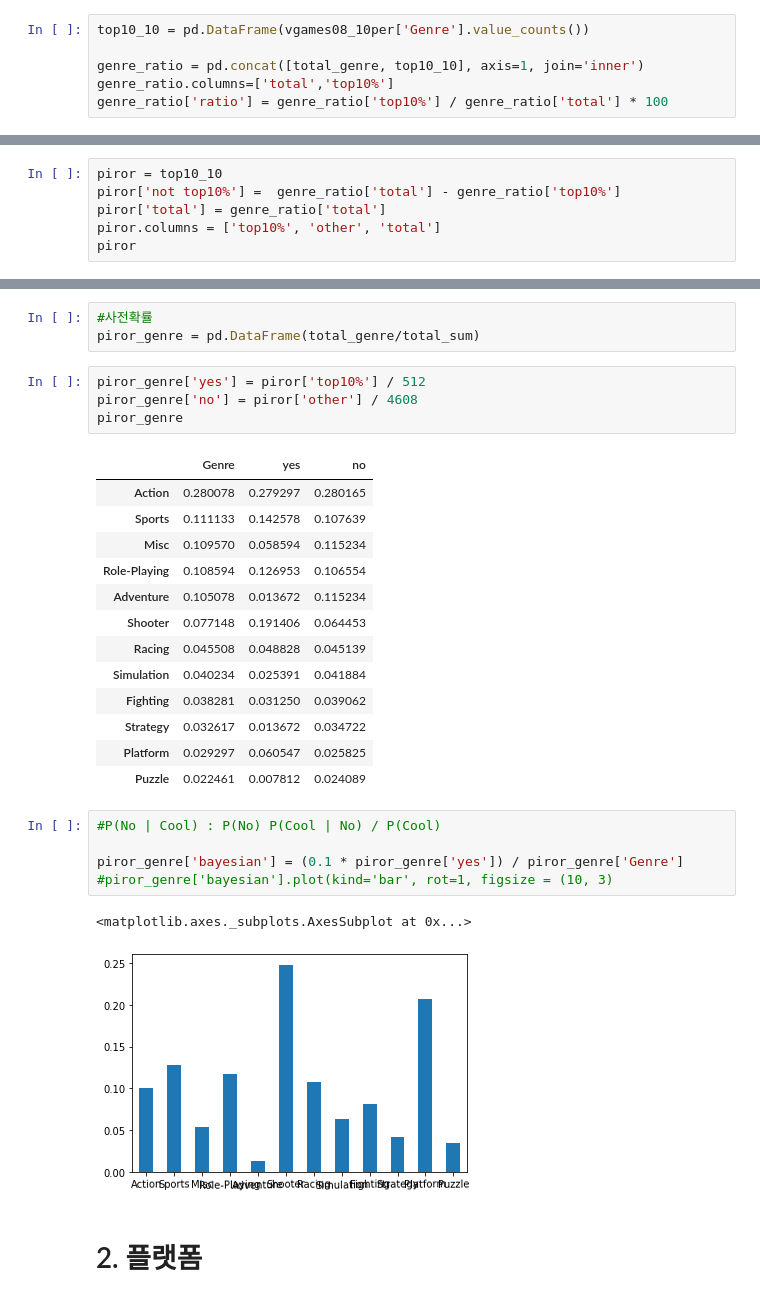
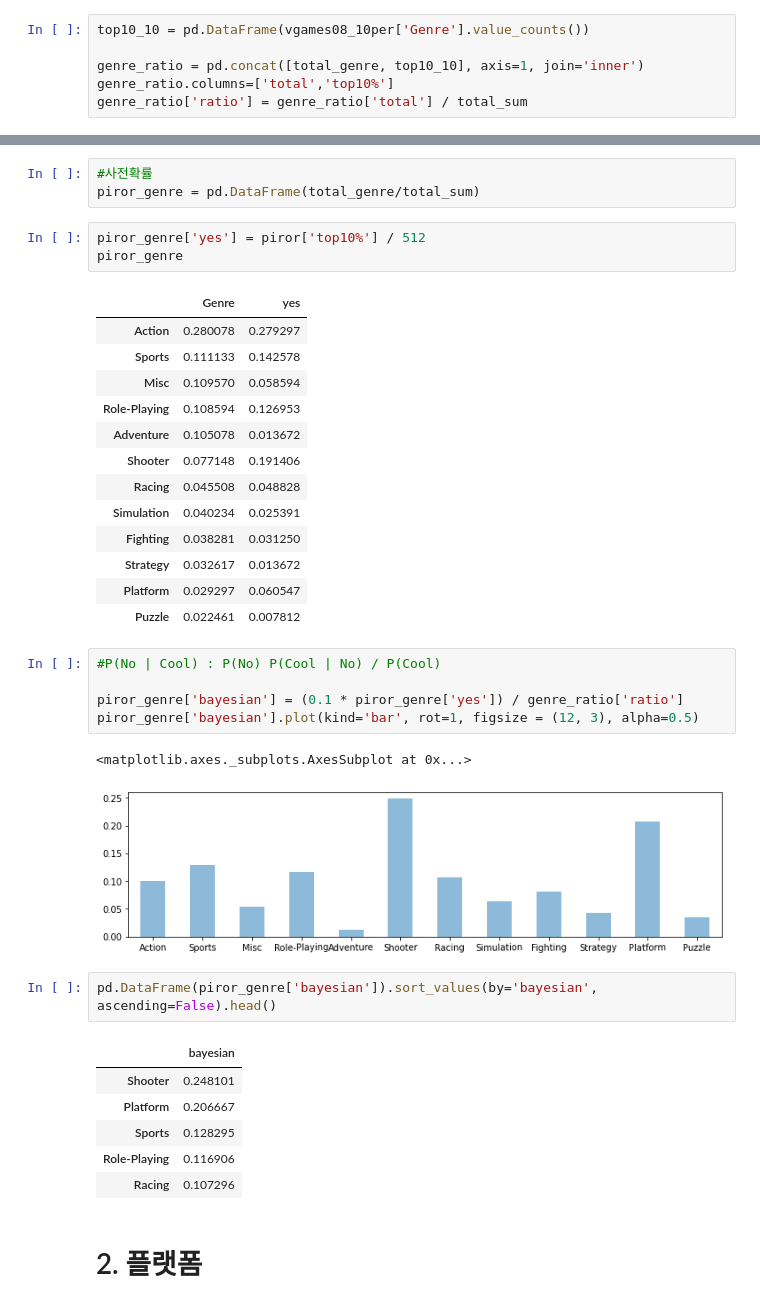
Before and after one commit to superahxd/_project, a Jupyter notebook: sec1_project.ipynb, the cells around one changed output, grey strips where cells are left out. Saved outputs shown, nothing was run; the diff lists cells and outputs as text.

```diff
--- a/sec1_project.ipynb
+++ b/sec1_project.ipynb
@@ -521,7 +521,7 @@ top10_10 = pd.DataFrame(vgames08_10per['Genre'].value_counts())
 
 genre_ratio = pd.concat([total_genre, top10_10], axis=1, join='inner')
 genre_ratio.columns=['total','top10%']
-genre_ratio['ratio'] = genre_ratio['top10%'] / genre_ratio['total'] * 100
+genre_ratio['ratio'] = genre_ratio['total'] / total_sum
 # %%
 #사전 확률 (genre 별)
 genre_ratio
@@ -542,6 +541,0 @@ genre_ratio
-# %%
-piror = top10_10
-piror['not top10%'] =  genre_ratio['total'] - genre_ratio['top10%']
-piror['total'] = genre_ratio['total']
-piror.columns = ['top10%', 'other', 'total']
-piror
@@ -568,30 +548,38 @@ P(No) :  4608 / 5120 = 0.9
 piror_genre = pd.DataFrame(total_genre/total_sum)
 # %%
 piror_genre['yes'] = piror['top10%'] / 512
-piror_genre['no'] = piror['other'] / 4608
 piror_genre
 # %% [output]
-|  | Genre | yes | no |
-| Action | 0.280078 | 0.279297 | 0.280165 |
-| Sports | 0.111133 | 0.142578 | 0.107639 |
-| Misc | 0.109570 | 0.058594 | 0.115234 |
-| Role-Playing | 0.108594 | 0.126953 | 0.106554 |
-| Adventure | 0.105078 | 0.013672 | 0.115234 |
-| Shooter | 0.077148 | 0.191406 | 0.064453 |
-| Racing | 0.045508 | 0.048828 | 0.045139 |
-| Simulation | 0.040234 | 0.025391 | 0.041884 |
-| Fighting | 0.038281 | 0.031250 | 0.039062 |
-| Strategy | 0.032617 | 0.013672 | 0.034722 |
-| Platform | 0.029297 | 0.060547 | 0.025825 |
-| Puzzle | 0.022461 | 0.007812 | 0.024089 |
+|  | Genre | yes |
+| Action | 0.280078 | 0.279297 |
+| Sports | 0.111133 | 0.142578 |
+| Misc | 0.109570 | 0.058594 |
+| Role-Playing | 0.108594 | 0.126953 |
+| Adventure | 0.105078 | 0.013672 |
+| Shooter | 0.077148 | 0.191406 |
+| Racing | 0.045508 | 0.048828 |
+| Simulation | 0.040234 | 0.025391 |
+| Fighting | 0.038281 | 0.031250 |
+| Strategy | 0.032617 | 0.013672 |
+| Platform | 0.029297 | 0.060547 |
+| Puzzle | 0.022461 | 0.007812 |
 # %%
 #P(No | Cool) : P(No) P(Cool | No) / P(Cool)
 
-piror_genre['bayesian'] = (0.1 * piror_genre['yes']) / piror_genre['Genre']
-#piror_genre['bayesian'].plot(kind='bar', rot=1, figsize = (10, 3)
+piror_genre['bayesian'] = (0.1 * piror_genre['yes']) / genre_ratio['ratio']
+piror_genre['bayesian'].plot(kind='bar', rot=1, figsize = (12, 3), alpha=0.5)
 # %% [output]
 <matplotlib.axes._subplots.AxesSubplot at 0x...>
-[figure, old version]
+[figure, new version]
+# %%
+pd.DataFrame(piror_genre['bayesian']).sort_values(by='bayesian', ascending=False).head()
+# %% [output]
+|  | bayesian |
+| Shooter | 0.248101 |
+| Platform | 0.206667 |
+| Sports | 0.128295 |
+| Role-Playing | 0.116906 |
+| Racing | 0.107296 |
 # %% [markdown]
 # 2. 플랫폼
 # %%
```
Also changed, not shown: parts of 13 cells of this notebook.
